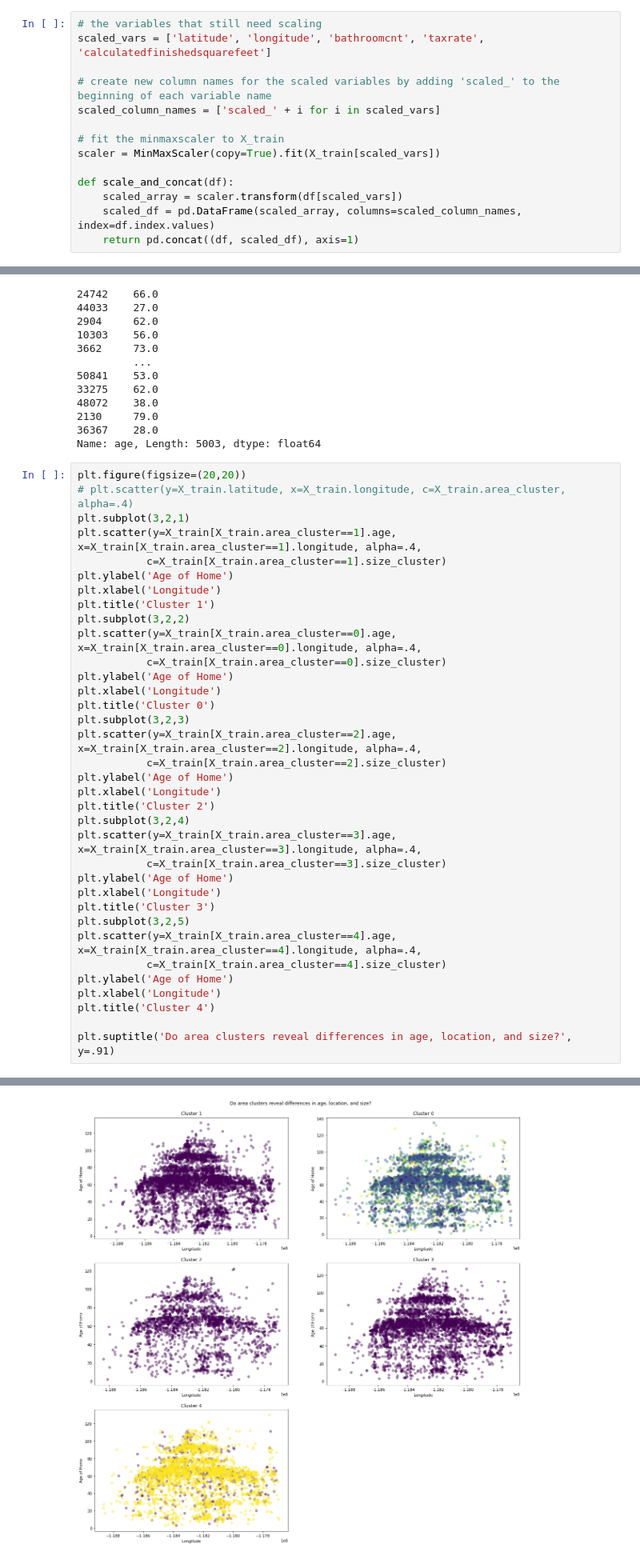
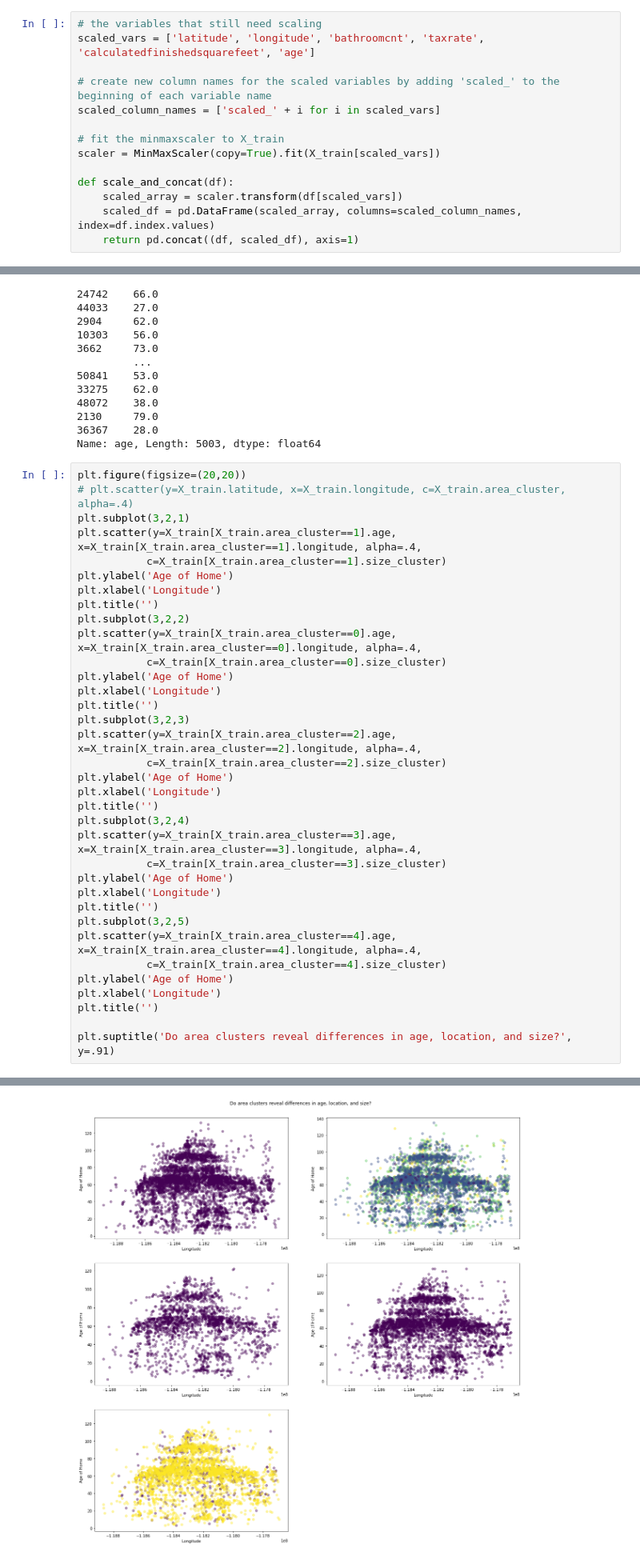
Before and after one commit to Dashing-through-Zillow/clustering-project, a Jupyter notebook: dash_draft1.ipynb, the cells around one changed output, grey strips where cells are left out. Shown at 80% size. Cells and saved outputs as stored; diff of their text form.

```diff
--- a/dash_draft1.ipynb
+++ b/dash_draft1.ipynb
@@ -356,7 +371,7 @@ sns.pairplot(data = train, hue = 'logerror_bins',
 [figure]
 # %%
 # the variables that still need scaling
-scaled_vars = ['latitude', 'longitude', 'bathroomcnt', 'taxrate', 'calculatedfinishedsquarefeet']
+scaled_vars = ['latitude', 'longitude', 'bathroomcnt', 'taxrate', 'calculatedfinishedsquarefeet', 'age']
 
 # create new column names for the scaled variables by adding 'scaled_' to the beginning of each variable name
 scaled_column_names = ['scaled_' + i for i in scaled_vars]
@@ -590,39 +605,39 @@ plt.figure(figsize=(20,20))
 # plt.scatter(y=X_train.latitude, x=X_train.longitude, c=X_train.area_cluster, alpha=.4)
 plt.subplot(3,2,1)
 plt.scatter(y=X_train[X_train.area_cluster==1].age, x=X_train[X_train.area_cluster==1].longitude, alpha=.4,
            c=X_train[X_train.area_cluster==1].size_cluster)
 plt.ylabel('Age of Home')
 plt.xlabel('Longitude')
-plt.title('Cluster 1')
+plt.title('')
 plt.subplot(3,2,2)
 plt.scatter(y=X_train[X_train.area_cluster==0].age, x=X_train[X_train.area_cluster==0].longitude, alpha=.4,
            c=X_train[X_train.area_cluster==0].size_cluster)
 plt.ylabel('Age of Home')
 plt.xlabel('Longitude')
-plt.title('Cluster 0')
+plt.title('')
 plt.subplot(3,2,3)
 plt.scatter(y=X_train[X_train.area_cluster==2].age, x=X_train[X_train.area_cluster==2].longitude, alpha=.4,
            c=X_train[X_train.area_cluster==2].size_cluster)
 plt.ylabel('Age of Home')
 plt.xlabel('Longitude')
-plt.title('Cluster 2')
+plt.title('')
 plt.subplot(3,2,4)
 plt.scatter(y=X_train[X_train.area_cluster==3].age, x=X_train[X_train.area_cluster==3].longitude, alpha=.4,
            c=X_train[X_train.area_cluster==3].size_cluster)
 plt.ylabel('Age of Home')
 plt.xlabel('Longitude')
-plt.title('Cluster 3')
+plt.title('')
 plt.subplot(3,2,5)
 plt.scatter(y=X_train[X_train.area_cluster==4].age, x=X_train[X_train.area_cluster==4].longitude, alpha=.4,
            c=X_train[X_train.area_cluster==4].size_cluster)
 plt.ylabel('Age of Home')
 plt.xlabel('Longitude')
-plt.title('Cluster 4')
+plt.title('')
 
 plt.suptitle('Do area clusters reveal differences in age, location, and size?', y=.91)
 # %% [output]
 Text(0.5, 0.91, 'Do area clusters reveal differences in age, location, and size?')
-[figure, old version]
+[figure, new version]
 # %%
 plt.figure(figsize=[16,16])
 plt.subplot(3,2,1)
```
Also changed, not shown: parts of 43 cells of this notebook.
